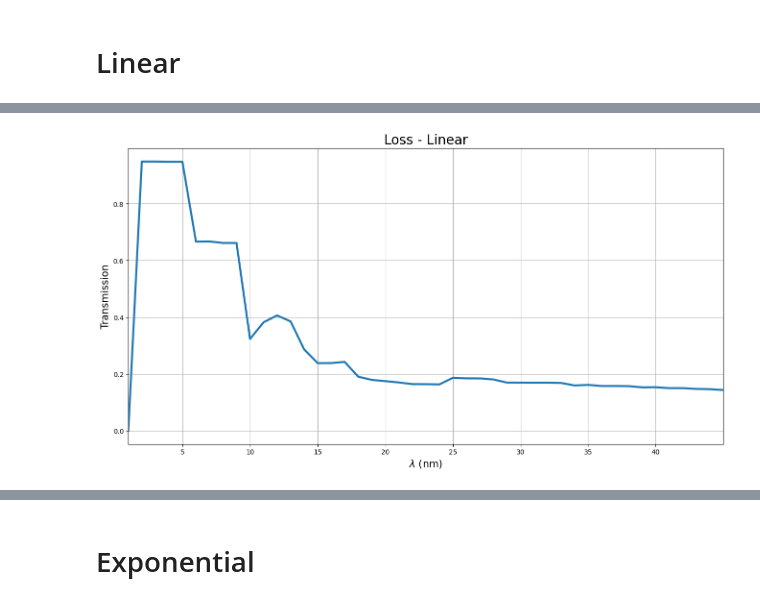
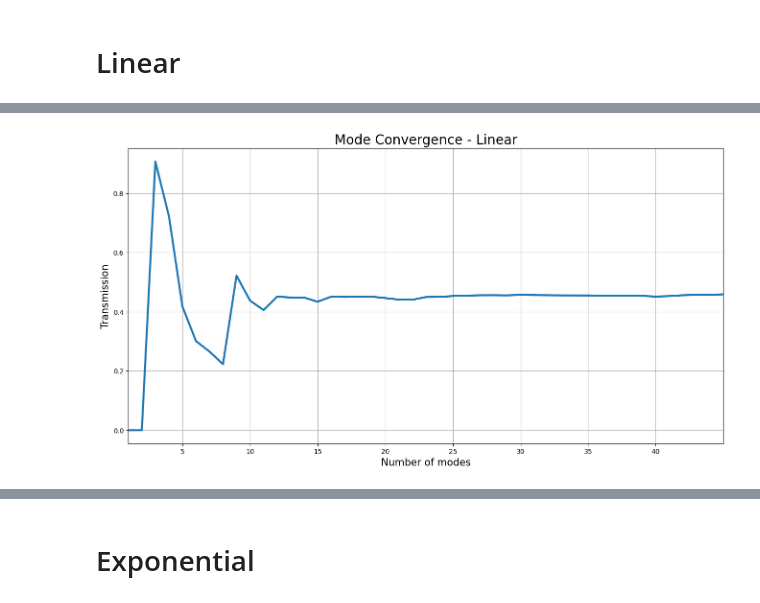
Before and after one commit to Leoopessoa/Edge-Coupler, a Jupyter notebook: Simulation/Components Assembly.ipynb, the cells around one changed output, grey strips where cells are left out. Cells and saved outputs as stored; diff of their text form; code cells hidden in the pictures.

```diff
--- a/Simulation/Components Assembly.ipynb
+++ b/Simulation/Components Assembly.ipynb
@@ -313,0 +312,29 @@ else:
+# %%
+# Confinement
+cellsmesh = 400
+
+if fdtd == 0 :
+    lum.select('FDE')
+    lum.delete()
+    lum.addfde()
+    lum.set('solver type', '2D X normal')
+    lum.set({
+        "mesh cells y" :cellsmesh,
+        "mesh cells z" :cellsmesh,
+        "x"            : -5e-6,
+        'y'            : 0,
+        'z'            : height/2,
+        'y span'       : yspan,
+        'z span'       : zspan,
+        "y min bc"                :"PML",
+        "y max bc"                :"PML",
+        "z min bc"                :"PML",
+        "z max bc"                :"PML",
+    })
+# %%
+# Running FDE
+
+lum.run()
+lum.setanalysis('number of trial modes', 4)
+lum.mesh()
+lum.findmodes()
@@ -392,23 +482,23 @@ plt.savefig('../Documentation/Figures/Loss_Linear')
 # %%
 
 # Plotting Mode convergence
-S = lum.getemesweep('S_mode_convergence_sweep')
-T = (abs(S['s12'])**2)
-modes = S['modes']
+Smodes = lum.getemesweep('S_mode_convergence_sweep')
+Tmodes = (abs(Smodes['s12'])**2)
+modes = Smodes['modes']
 
 figure4 = plt.figure(figsize=(16,8))
 
-plt.title('Loss - Linear', size = 20)
-wavelength = np.linspace(1500,1600,len(T))
-plt.plot(modes, abs(T)**2, linewidth = 3)
+plt.title('Mode Convergence - Linear', size = 20)
+wavelength = np.linspace(1500,1600,len(Tmodes))
+plt.plot(modes, Tmodes, linewidth = 3)
 plt.xticks(np.arange(0,45,5))
 plt.xlim(1,45)
 # plt.yticks(np.arange(-3.25, -2.95,0.05))
 # plt.ylim(-3.25,-2.95)
-plt.xlabel('$\lambda$ (nm)', size = 15)
+plt.xlabel('Number of modes', size = 15)
 plt.ylabel('Transmission', size = 15)
 plt.grid()
 plt.savefig('../Documentation/Figures/Mode_convergence_Lin')
 # %% [output]
-[figure, old version]
+[figure, new version]
 # %%
```
Also changed, not shown: parts of 33 cells of this notebook, 30 other files.
